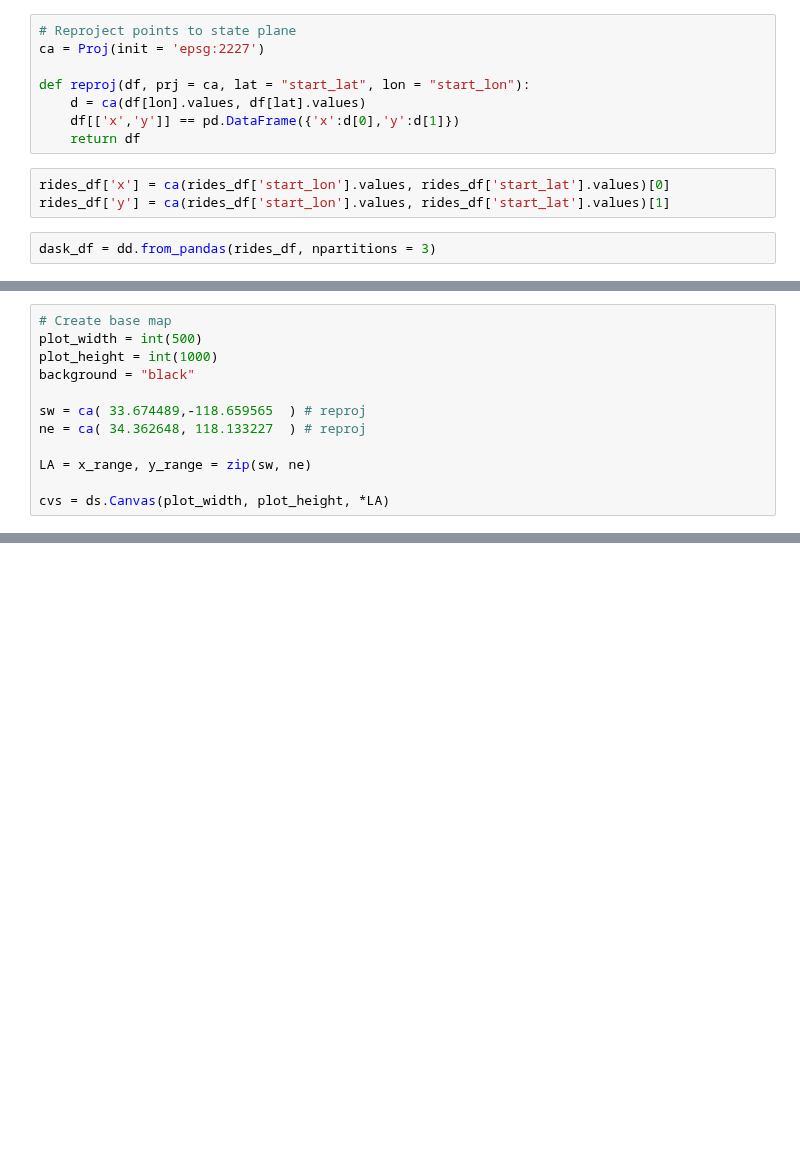
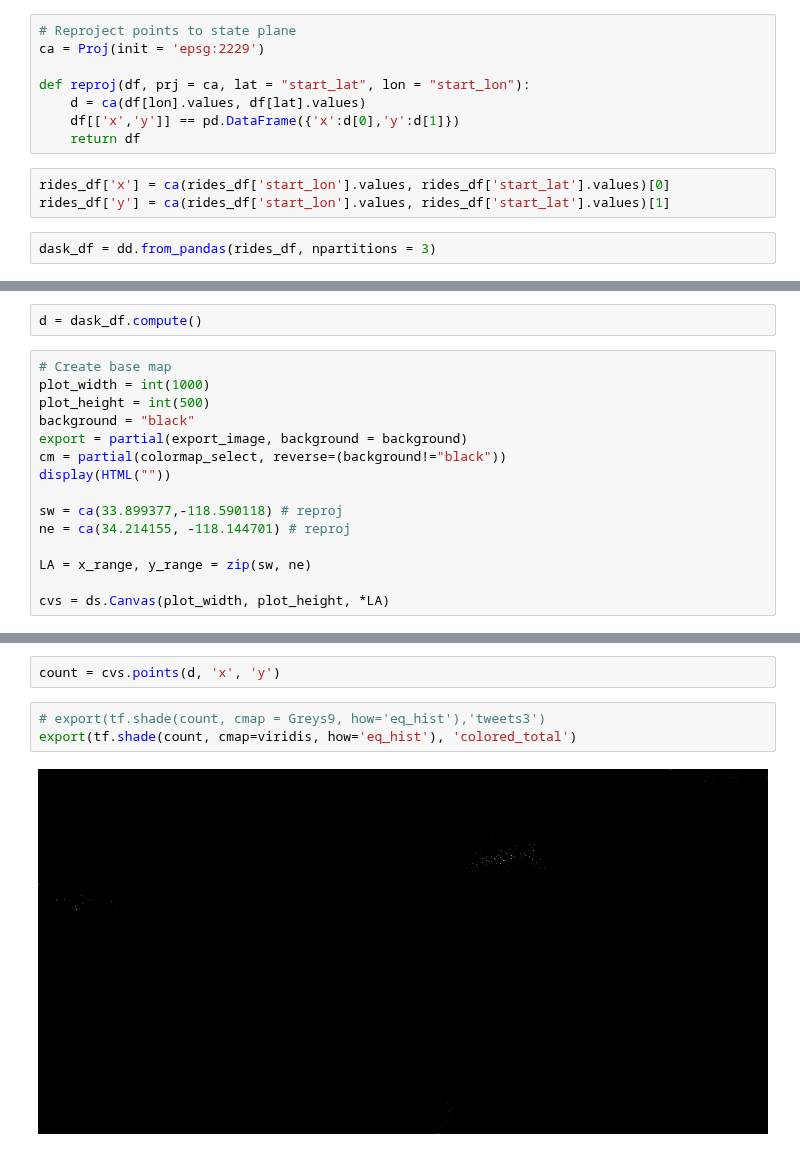
Before and after one commit to finnqiao/la_metro_bikeshare_data, a Jupyter notebook: notebooks/la metro part 3.ipynb, the cells around one changed output, grey strips where cells are left out. Saved outputs shown, nothing was run; the diff lists cells and outputs as text; blank space fills up the shorter version.

```diff
--- a/notebooks/la metro part 3.ipynb
+++ b/notebooks/la metro part 3.ipynb
@@ -62,7 +50,7 @@ from IPython.core.display import HTML, display
 from pyproj import Proj
 # %%
 # Reproject points to state plane
-ca = Proj(init = 'epsg:2227')
+ca = Proj(init = 'epsg:2229')
 
 def reproj(df, prj = ca, lat = "start_lat", lon = "start_lon"):
     d = ca(df[lon].values, df[lat].values)
@@ -92,11 +75,16 @@ determine the type of output that that function returns.
+# %%
+d = dask_df.compute()
 # %%
 # Create base map
-plot_width = int(500)
-plot_height = int(1000)
+plot_width = int(1000)
+plot_height = int(500)
 background = "black"
+export = partial(export_image, background = background)
+cm = partial(colormap_select, reverse=(background!="black"))
+display(HTML(""))
 
-sw = ca( 33.674489,-118.659565  ) # reproj
-ne = ca( 34.362648, 118.133227  ) # reproj
+sw = ca(33.899377,-118.590118) # reproj
+ne = ca(34.214155, -118.144701) # reproj
 
 LA = x_range, y_range = zip(sw, ne)
 
@@ -103,0 +94,7 @@ cvs = ds.Canvas(plot_width, plot_height, *LA)
+# %%
+count = cvs.points(d, 'x', 'y')
+# %%
+# export(tf.shade(count, cmap = Greys9, how='eq_hist'),'tweets3')
+export(tf.shade(count, cmap=viridis, how='eq_hist'), 'colored_total')
+# %% [output]
+[figure, added]
```
Also changed, not shown: parts of 8 cells of this notebook, 2 other files.
